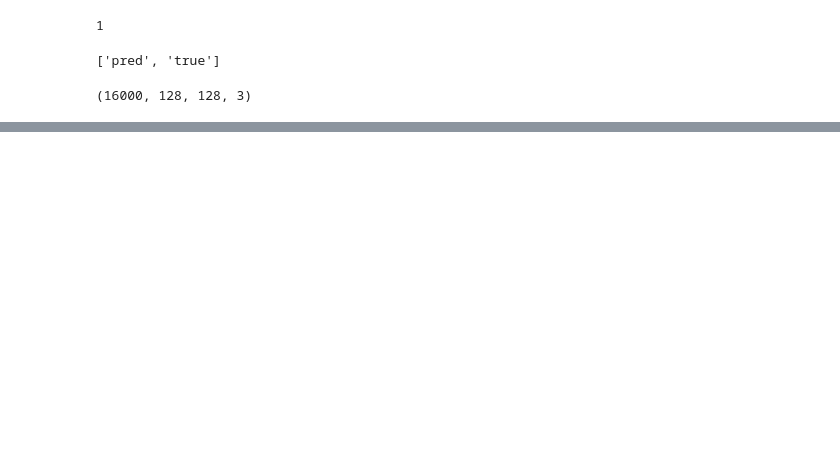
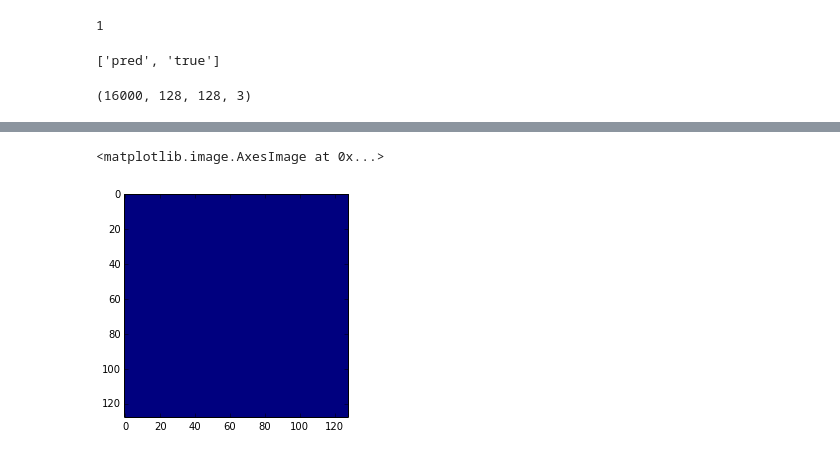
Before and after one commit to Sosnovik/u-rocket, a Jupyter notebook: Untitled.ipynb, the cells around one changed output, grey strips where cells are left out. Cells and saved outputs as stored; diff of their text form; code cells hidden in the pictures; blank space fills up the shorter version.

```diff
--- a/Untitled.ipynb
+++ b/Untitled.ipynb
@@ -72,0 +121,5 @@ TypeError: '_typedict' object is not callable
+# %%
+plt.imshow(y_true[35, :, :, 1])
+# %% [output]
+<matplotlib.image.AxesImage at 0x...>
+[figure, added]
```
Also changed, not shown: parts of 26 cells of this notebook, 13 other files.
